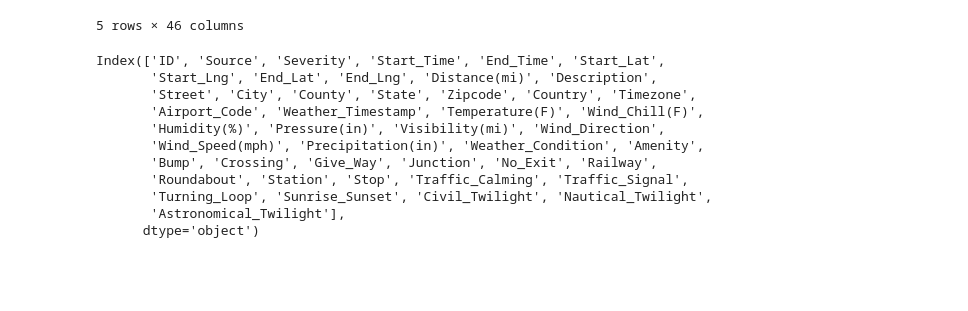
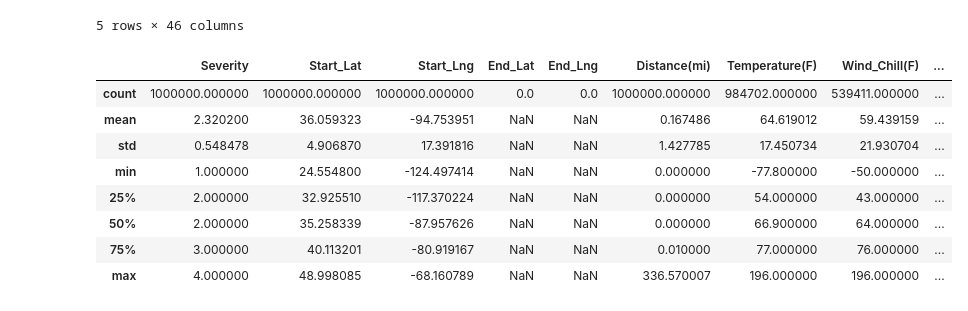
Before and after one commit to limesoda314/cs226-big-data-management-project, a Jupyter notebook: preprocessing/week3-ann.ipynb, the cells around one changed output. Drawn from its saved outputs; the diff is of its cells as text; code cells hidden in the pictures; blank space fills up the shorter version.

```diff
--- a/preprocessing/week3-ann.ipynb
+++ b/preprocessing/week3-ann.ipynb
@@ -21,16 +26,14 @@ data.head()
 | 4 | A-5 | Source2 | 2 | 2016-02-08 07:39:07 | 2016-02-08 08:09:07 | 39.627781 | -84.188354 | NaN | NaN | ... |
 5 rows × 46 columns
 # %%
-data.columns
+data.describe()
 # %% [output]
-Index(['ID', 'Source', 'Severity', 'Start_Time', 'End_Time', 'Start_Lat',
-       'Start_Lng', 'End_Lat', 'End_Lng', 'Distance(mi)', 'Description',
-       'Street', 'City', 'County', 'State', 'Zipcode', 'Country', 'Timezone',
-       'Airport_Code', 'Weather_Timestamp', 'Temperature(F)', 'Wind_Chill(F)',
-       'Humidity(%)', 'Pressure(in)', 'Visibility(mi)', 'Wind_Direction',
-       'Wind_Speed(mph)', 'Precipitation(in)', 'Weather_Condition', 'Amenity',
-       'Bump', 'Crossing', 'Give_Way', 'Junction', 'No_Exit', 'Railway',
-       'Roundabout', 'Station', 'Stop', 'Traffic_Calming', 'Traffic_Signal',
-       'Turning_Loop', 'Sunrise_Sunset', 'Civil_Twilight', 'Nautical_Twilight',
-       'Astronomical_Twilight'],
-      dtype='object')
+|  | Severity | Start_Lat | Start_Lng | End_Lat | End_Lng | Distance(mi) | Temperature(F) | Wind_Chill(F) | ... |
+| count | 1000000.000000 | 1000000.000000 | 1000000.000000 | 0.0 | 0.0 | 1000000.000000 | 984702.000000 | 539411.000000 | ... |
+| mean | 2.320200 | 36.059323 | -94.753951 | NaN | NaN | 0.167486 | 64.619012 | 59.439159 | ... |
+| std | 0.548478 | 4.906870 | 17.391816 | NaN | NaN | 1.427785 | 17.450734 | 21.930704 | ... |
+| min | 1.000000 | 24.554800 | -124.497414 | NaN | NaN | 0.000000 | -77.800000 | -50.000000 | ... |
+| 25% | 2.000000 | 32.925510 | -117.370224 | NaN | NaN | 0.000000 | 54.000000 | 43.000000 | ... |
+| 50% | 2.000000 | 35.258339 | -87.957626 | NaN | NaN | 0.000000 | 66.900000 | 64.000000 | ... |
+| 75% | 3.000000 | 40.113201 | -80.919167 | NaN | NaN | 0.010000 | 77.000000 | 76.000000 | ... |
+| max | 4.000000 | 48.998085 | -68.160789 | NaN | NaN | 336.570007 | 196.000000 | 196.000000 | ... |
```
Also changed, not shown: parts of 7 cells of this notebook.
